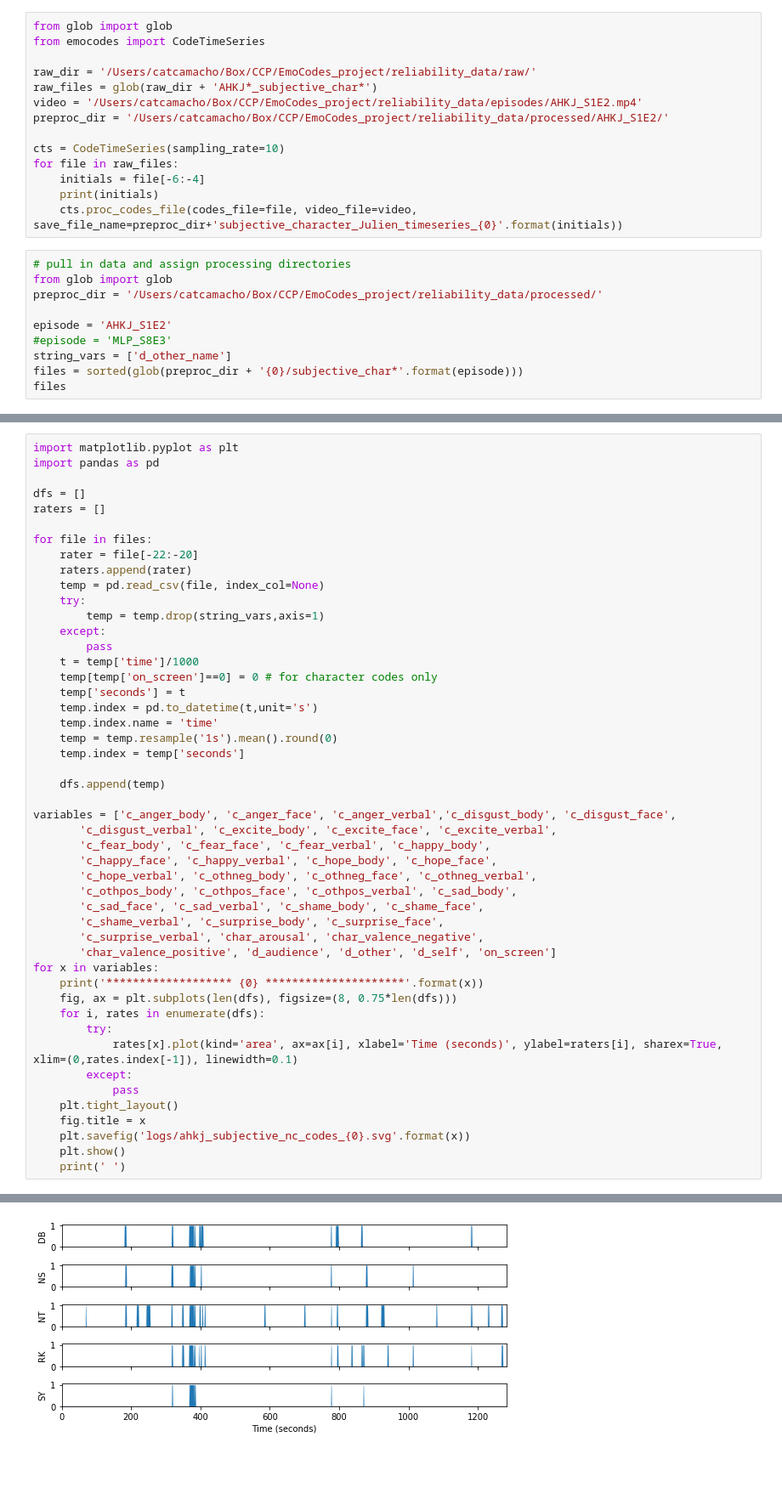
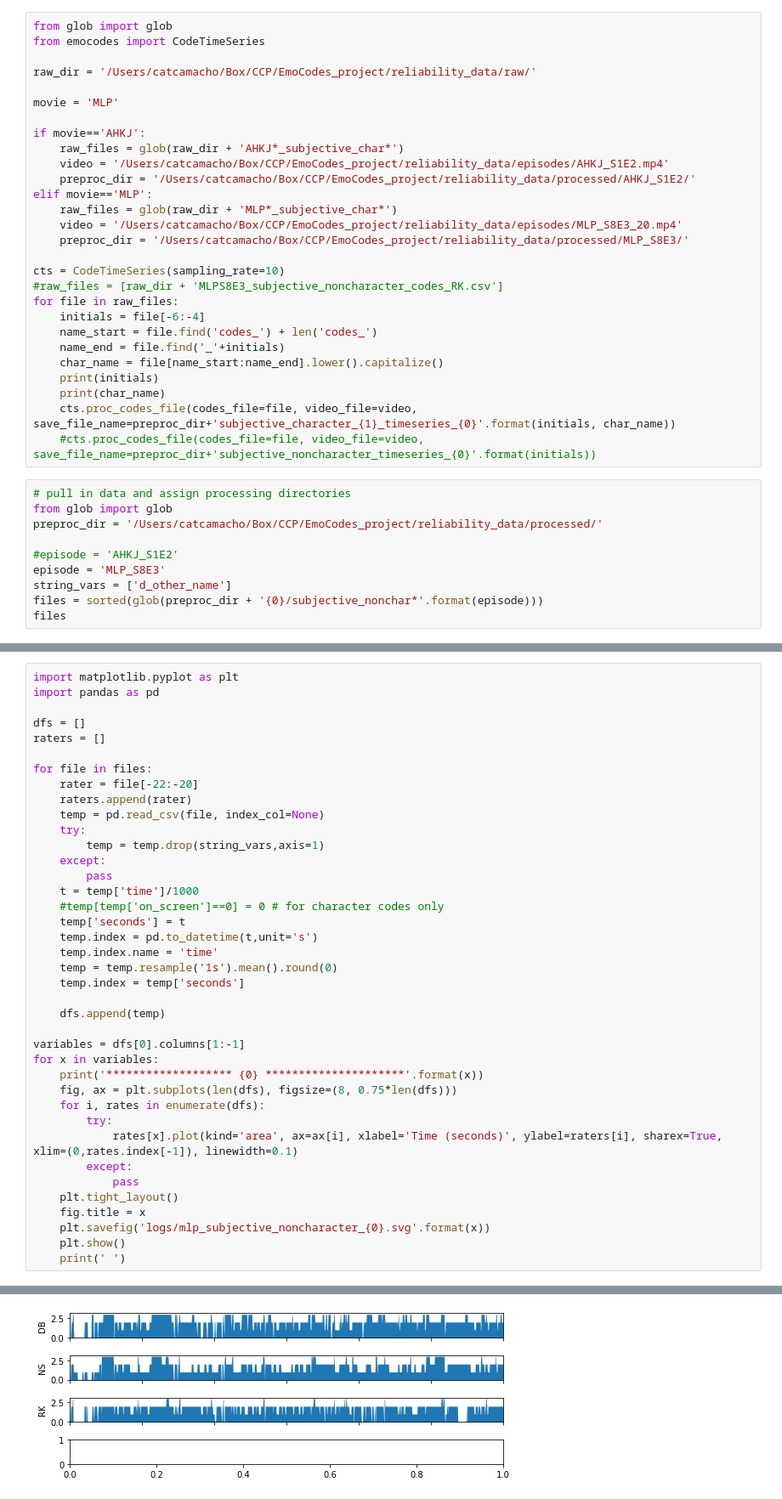
Before and after one commit to catcamacho/emocodes, a Jupyter notebook: reliability_analysis/2_ReliabilityAnalysis.ipynb, the cells around one changed output, grey strips where cells are left out. Shown: that part at 85% size. Cells and saved outputs as stored; diff of their text form; blank space fills up the shorter version.

Commit message:
bug fixes, update reliability analysis

```diff
--- a/reliability_analysis/2_ReliabilityAnalysis.ipynb
+++ b/reliability_analysis/2_ReliabilityAnalysis.ipynb
@@ -3,23 +3,37 @@ from glob import glob
 from emocodes import CodeTimeSeries
 
 raw_dir = '/Users/catcamacho/Box/CCP/EmoCodes_project/reliability_data/raw/'
-raw_files = glob(raw_dir + 'AHKJ*_subjective_char*')
-video = '/Users/catcamacho/Box/CCP/EmoCodes_project/reliability_data/episodes/AHKJ_S1E2.mp4'
-preproc_dir = '/Users/catcamacho/Box/CCP/EmoCodes_project/reliability_data/processed/AHKJ_S1E2/'
+
+movie = 'MLP'
+
+if movie=='AHKJ':
+    raw_files = glob(raw_dir + 'AHKJ*_subjective_char*')
+    video = '/Users/catcamacho/Box/CCP/EmoCodes_project/reliability_data/episodes/AHKJ_S1E2.mp4'
+    preproc_dir = '/Users/catcamacho/Box/CCP/EmoCodes_project/reliability_data/processed/AHKJ_S1E2/'
+elif movie=='MLP':
+    raw_files = glob(raw_dir + 'MLP*_subjective_char*')
+    video = '/Users/catcamacho/Box/CCP/EmoCodes_project/reliability_data/episodes/MLP_S8E3_20.mp4'
+    preproc_dir = '/Users/catcamacho/Box/CCP/EmoCodes_project/reliability_data/processed/MLP_S8E3/'
 
 cts = CodeTimeSeries(sampling_rate=10)
+#raw_files = [raw_dir + 'MLPS8E3_subjective_noncharacter_codes_RK.csv']
 for file in raw_files:
     initials = file[-6:-4]
+    name_start = file.find('codes_') + len('codes_')
+    name_end = file.find('_'+initials)
+    char_name = file[name_start:name_end].lower().capitalize()
     print(initials)
-    cts.proc_codes_file(codes_file=file, video_file=video, save_file_name=preproc_dir+'subjective_character_Julien_timeseries_{0}'.format(initials))
+    print(char_name)
+    cts.proc_codes_file(codes_file=file, video_file=video, save_file_name=preproc_dir+'subjective_character_{1}_timeseries_{0}'.format(initials, char_name))
+    #cts.proc_codes_file(codes_file=file, video_file=video, save_file_name=preproc_dir+'subjective_noncharacter_timeseries_{0}'.format(initials))
 # %%
 # pull in data and assign processing directories
 from glob import glob
 preproc_dir = '/Users/catcamacho/Box/CCP/EmoCodes_project/reliability_data/processed/'
 
-episode = 'AHKJ_S1E2'
-#episode = 'MLP_S8E3'
+#episode = 'AHKJ_S1E2'
+episode = 'MLP_S8E3'
 string_vars = ['d_other_name']
-files = sorted(glob(preproc_dir + '{0}/subjective_char*'.format(episode)))
+files = sorted(glob(preproc_dir + '{0}/subjective_nonchar*'.format(episode)))
 files
 # %% [output]
@@ -44,7 +57,7 @@ for file in files:
     except:
         pass
     t = temp['time']/1000
-    temp[temp['on_screen']==0] = 0 # for character codes only
+    #temp[temp['on_screen']==0] = 0 # for character codes only
     temp['seconds'] = t
     temp.index = pd.to_datetime(t,unit='s')
     temp.index.name = 'time'
@@ -53,16 +66,7 @@ for file in files:
 
     dfs.append(temp)
 
-variables = ['c_anger_body', 'c_anger_face', 'c_anger_verbal','c_disgust_body', 'c_disgust_face',
-       'c_disgust_verbal', 'c_excite_body', 'c_excite_face', 'c_excite_verbal',
-       'c_fear_body', 'c_fear_face', 'c_fear_verbal', 'c_happy_body',
-       'c_happy_face', 'c_happy_verbal', 'c_hope_body', 'c_hope_face',
-       'c_hope_verbal', 'c_othneg_body', 'c_othneg_face', 'c_othneg_verbal',
-       'c_othpos_body', 'c_othpos_face', 'c_othpos_verbal', 'c_sad_body',
-       'c_sad_face', 'c_sad_verbal', 'c_shame_body', 'c_shame_face',
-       'c_shame_verbal', 'c_surprise_body', 'c_surprise_face',
-       'c_surprise_verbal', 'char_arousal', 'char_valence_negative',
-       'char_valence_positive', 'd_audience', 'd_other', 'd_self', 'on_screen']
+variables = dfs[0].columns[1:-1]
 for x in variables:
     print('******************* {0} *********************'.format(x))
     fig, ax = plt.subplots(len(dfs), figsize=(8, 0.75*len(dfs)))
@@ -73,7 +77,7 @@ for x in variables:
             pass
     plt.tight_layout()
     fig.title = x
-    plt.savefig('logs/ahkj_subjective_nc_codes_{0}.svg'.format(x))
+    plt.savefig('logs/mlp_subjective_noncharacter_{0}.svg'.format(x))
     plt.show()
     print(' ')
 # %% [output]
@@ -81 +85 @@ for x in variables:
-[figure, old version]
+[figure, new version]
```
Also changed, not shown: parts of 7 cells of this notebook, 6 other files.
